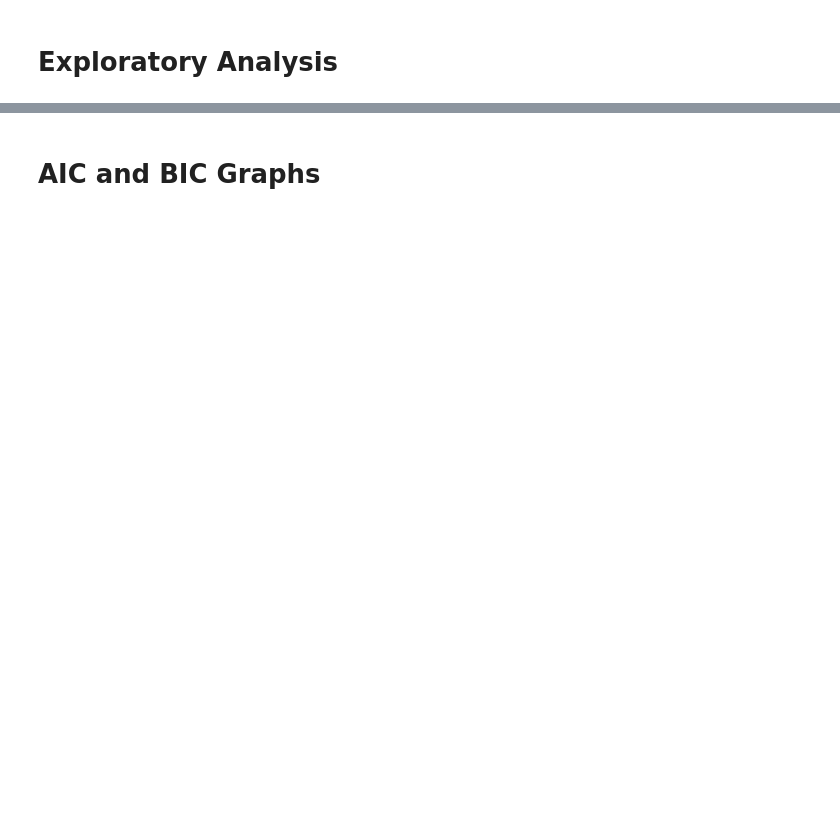
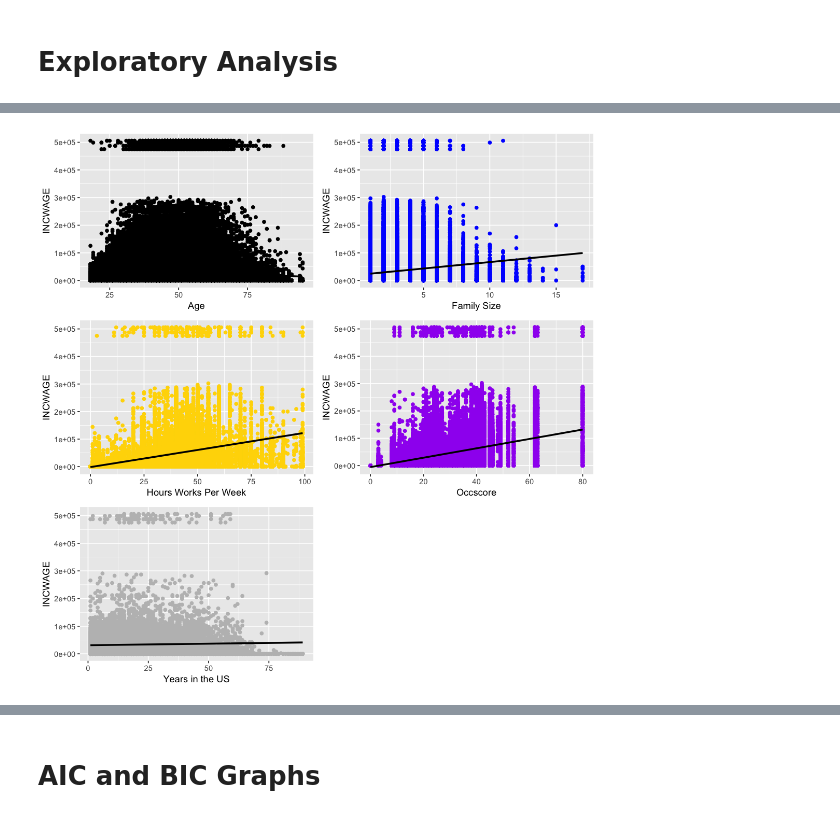
Before and after one commit to brianmoral/Income-Prediction-Analysis, a Jupyter notebook: minnesota_census_income.ipynb, the cells around one changed output, grey strips where cells are left out. Saved outputs shown, nothing was run; the diff lists cells and outputs as text; code cells hidden in the pictures; blank space fills up the shorter version.

```diff
--- a/minnesota_census_income.ipynb
+++ b/minnesota_census_income.ipynb
@@ -250,0 +165,23 @@ F-statistic: 6.555e+04 on 1 and 215020 DF,  p-value: < 2.2e-16
+# %%
+plot1 <- ggplot(mn, aes(y = mn$INCWAGE, x = mn$AGE)) +
+  geom_point(color = 'black') + xlab('Age') + ylab('INCWAGE') +
+  stat_smooth(method = "lm", col = "black")
+
+plot2 <- ggplot(mn, aes(y = mn$INCWAGE, x = mn$FAMSIZE)) +
+  geom_point(color = 'blue') + xlab('Family Size') + ylab('INCWAGE') +
+  stat_smooth(method = "lm", col = "black")
+
+plot3 <- ggplot(mn, aes(y = mn$INCWAGE, x = mn$UHRSWORK)) +
+  geom_point(color = 'gold') + xlab('Hours Works Per Week') + ylab('INCWAGE') +
+  stat_smooth(method = "lm", col = "black")
+
+plot4 <- ggplot(mn, aes(y = mn$INCWAGE, x = mn$OCCSCORE)) +
+  geom_point(color = 'purple') + xlab('Occscore') + ylab('INCWAGE') +
+  stat_smooth(method = "lm", col = "black")
+
+plot5 <- ggplot(mn, aes(y = mn$INCWAGE, x = mn$YRSUSA1)) +
+  geom_point(color = 'grey') + xlab('Years in the US') + ylab('INCWAGE') +
+  stat_smooth(method = "lm", col = "black")
+
+grid.arrange(plot1, plot2, plot3, plot4, plot5, nrow = 3, ncol = 2)
+# %% [output]
@@ -251 +191,2 @@ F-statistic: 6.555e+04 on 1 and 215020 DF,  p-value: < 2.2e-16
+[figure, added]
 # %%
```
Also changed, not shown: parts of 22 cells of this notebook.
